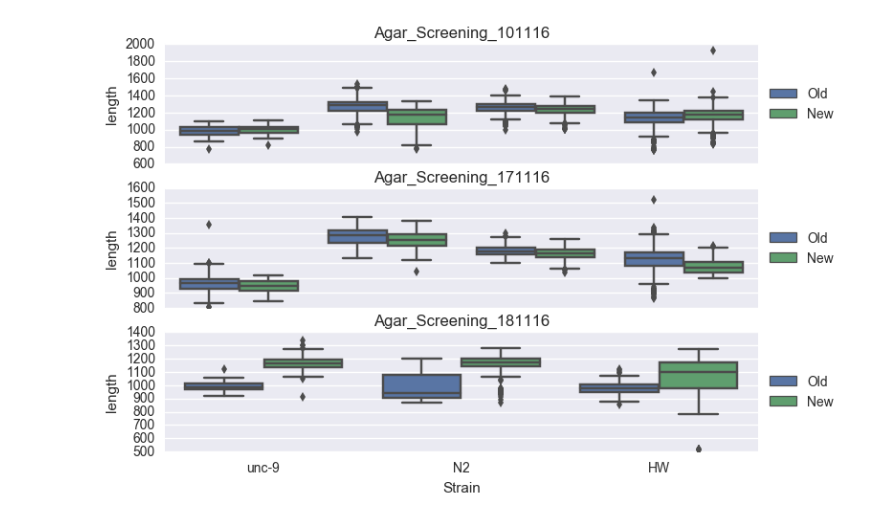
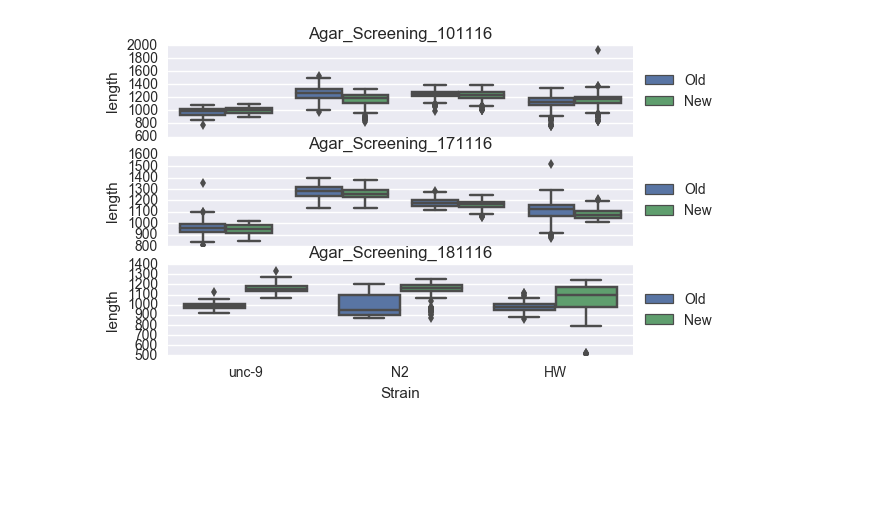
Before and after one commit to ver228/Work_In_Progress, a Jupyter notebook: work_in_progress/process_rig_data/test_agar.ipynb, the cells around one changed output. Drawn from its saved outputs; the diff is of its cells as text; code cells hidden in the pictures; blank space fills up the shorter version.

```diff
--- a/work_in_progress/process_rig_data/test_agar.ipynb
+++ b/work_in_progress/process_rig_data/test_agar.ipynb
@@ -13,9 +13,10 @@ filt_frac_good = 0
 database_name = 'control_experiments_Agar_Test.db'
 db_path = os.path.join(DATABASE_DIR, database_name)
 db_agar = plot_db(db_path, filt_path_range, filt_frac_good, tab_name)
+valid_rows = (db_agar.feats['n_frames'] > 1000)
 # %%
 #% Agar_Screening_181116 seems to be wrongly labeled
-db_agar.plot(['length',  'Strain', 'Old/New Agar', 'exp_name'], [])
+db_agar.plot(['length',  'Strain', 'Old/New Agar', 'exp_name'], [], valid_rows)
 #db_agar.plot(['midbody_speed_pos',  'Strain', 'Old/New Agar', 'exp_name'], [])
 # %% [output]
-[figure, old version]
+[figure, new version]
```
Also changed, not shown: 1 other file.
